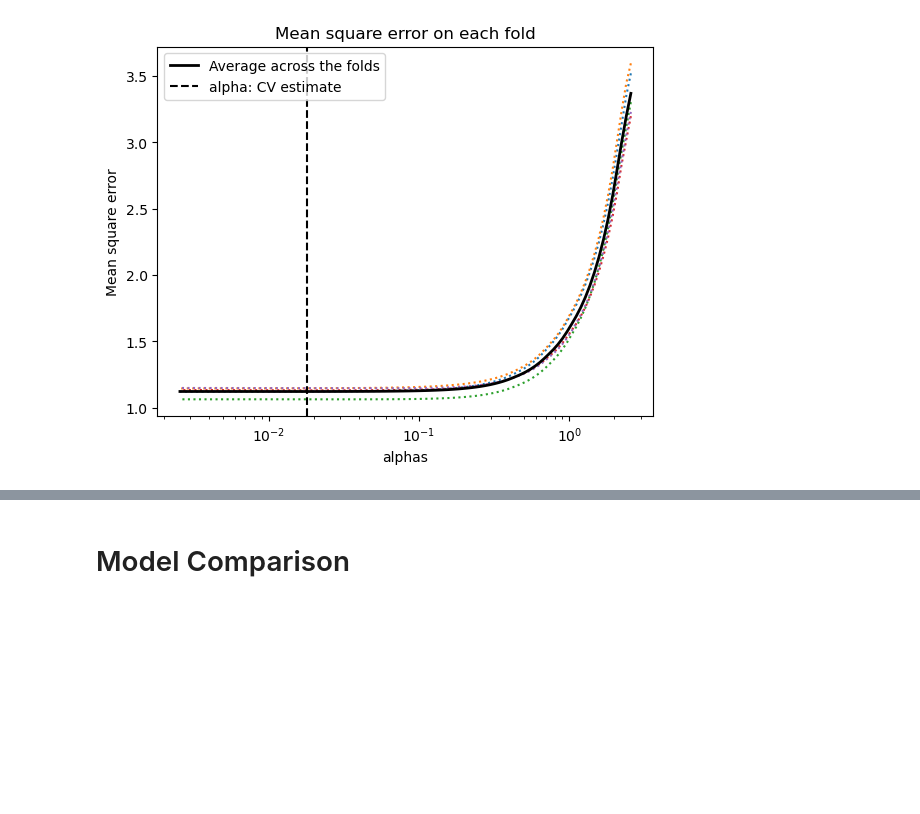
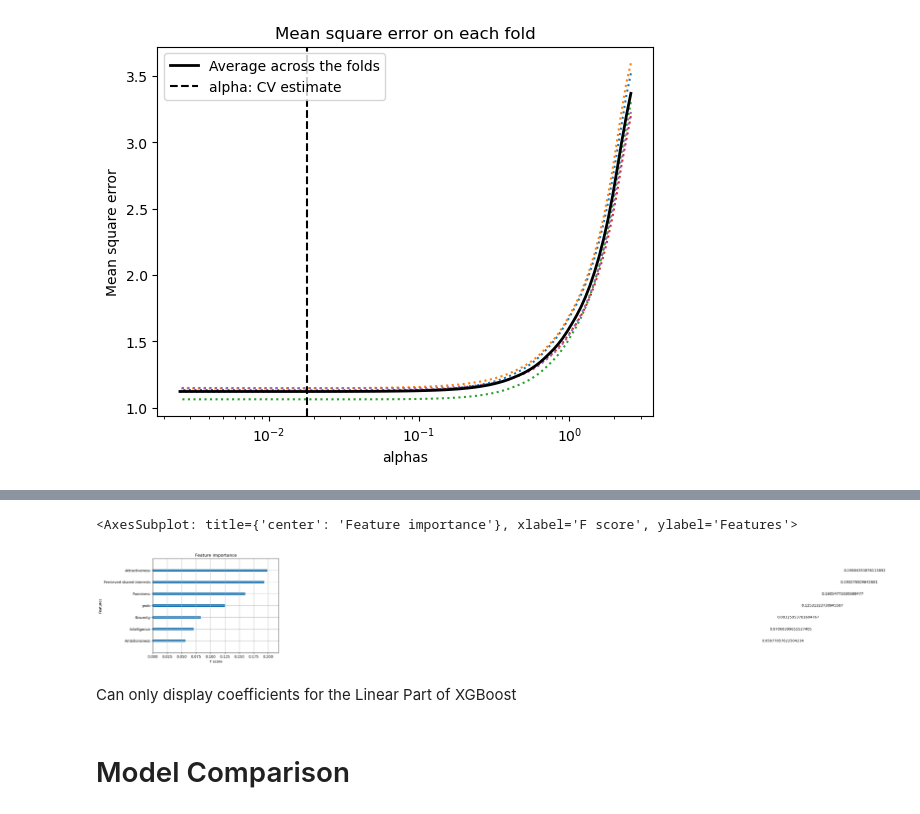
Before and after one commit to SvenWeiss-HDM/Projektgruppe_A, a Jupyter notebook: notebooks/draft-analysis_r.ipynb, the cells around one changed output, grey strips where cells are left out. Cells and saved outputs as stored; diff of their text form; code cells hidden in the pictures; blank space fills up the shorter version.

```diff
--- a/notebooks/draft-analysis_r.ipynb
+++ b/notebooks/draft-analysis_r.ipynb
@@ -541,0 +553,4 @@ plt.axis("tight")
+# %%
+searchnolinear = GridSearchCV(regxgnolin, param_grid_nolinear, cv=5).fit(X_train, y_train)
+
+print("The best hyperparameters are ",searchnolinear.best_params_)
@@ -541,0 +646,7 @@ plt.axis("tight")
+# %%
+xg.plot_importance(regxgnolin)
+# %% [output]
+<AxesSubplot: title={'center': 'Feature importance'}, xlabel='F score', ylabel='Features'>
+[figure, added]
+# %% [markdown]
+Can only display coefficients for the Linear Part of XGBoost
```
Also changed, not shown: parts of 22 cells of this notebook.
